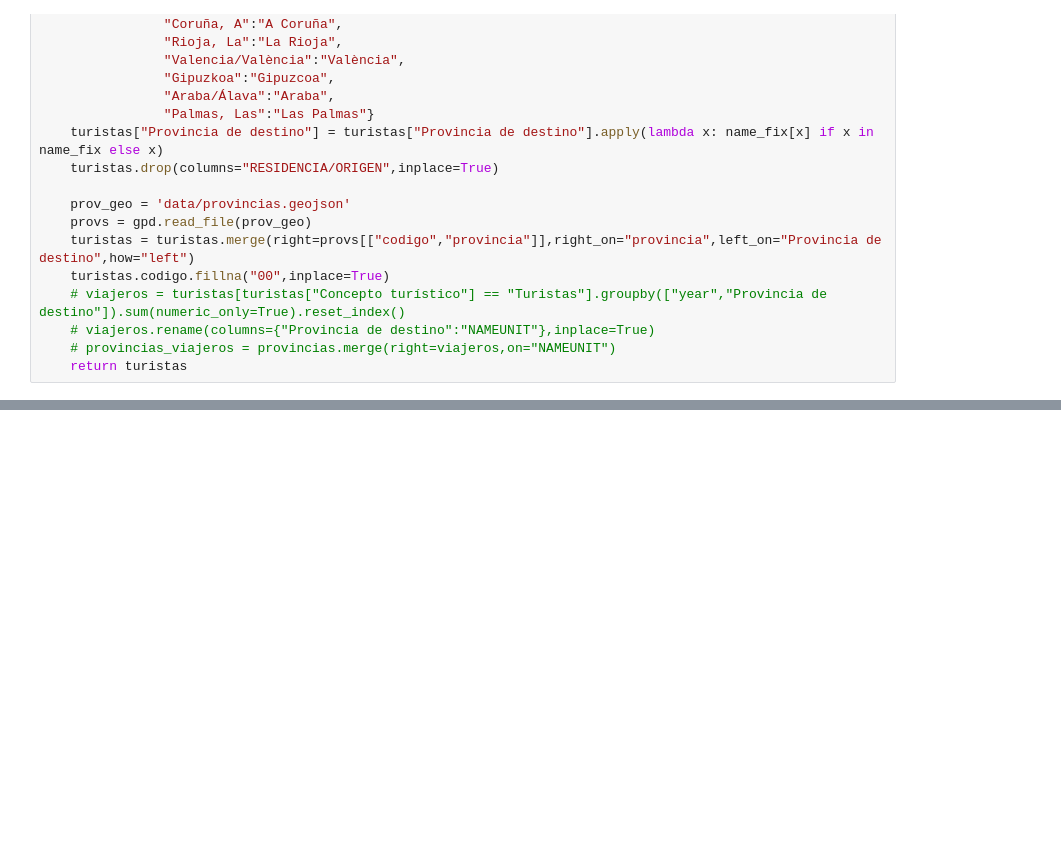
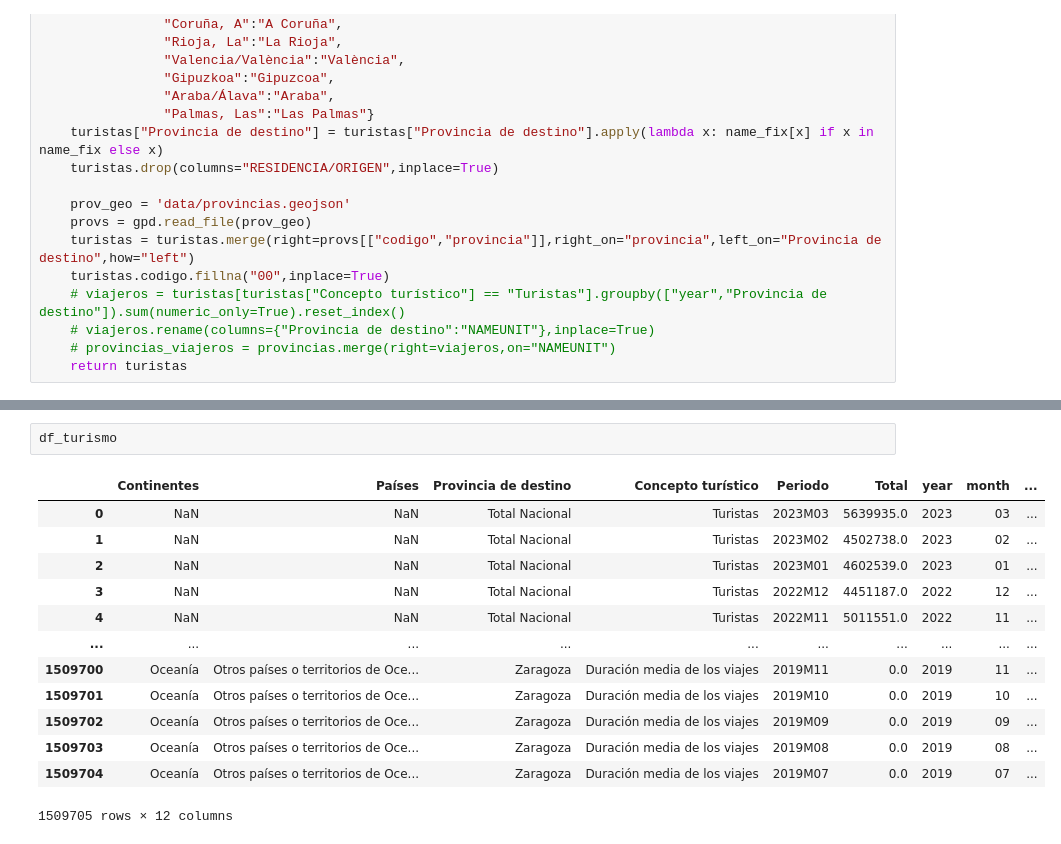
Before and after one commit to igrodfer/PID, a Jupyter notebook: trabajoFinal/geojson.ipynb, the cells around one changed output, grey strips where cells are left out. Cells and saved outputs as stored; diff of their text form; blank space fills up the shorter version.

```diff
--- a/trabajoFinal/geojson.ipynb
+++ b/trabajoFinal/geojson.ipynb
@@ -68,3 +46,19 @@ df_turismo = load_turism_data()
+# %%
+df_turismo
+# %% [output]
+|  | Continentes | Países | Provincia de destino | Concepto turístico | Periodo | Total | year | month | ... |
+| 0 | NaN | NaN | Total Nacional | Turistas | 2023M03 | 5639935.0 | 2023 | 03 | ... |
+| 1 | NaN | NaN | Total Nacional | Turistas | 2023M02 | 4502738.0 | 2023 | 02 | ... |
+| 2 | NaN | NaN | Total Nacional | Turistas | 2023M01 | 4602539.0 | 2023 | 01 | ... |
+| 3 | NaN | NaN | Total Nacional | Turistas | 2022M12 | 4451187.0 | 2022 | 12 | ... |
+| 4 | NaN | NaN | Total Nacional | Turistas | 2022M11 | 5011551.0 | 2022 | 11 | ... |
+| ... | ... | ... | ... | ... | ... | ... | ... | ... | ... |
+| 1509700 | Oceanía | Otros países o territorios de Oce... | Zaragoza | Duración media de los viajes | 2019M11 | 0.0 | 2019 | 11 | ... |
+| 1509701 | Oceanía | Otros países o territorios de Oce... | Zaragoza | Duración media de los viajes | 2019M10 | 0.0 | 2019 | 10 | ... |
+| 1509702 | Oceanía | Otros países o territorios de Oce... | Zaragoza | Duración media de los viajes | 2019M09 | 0.0 | 2019 | 09 | ... |
+| 1509703 | Oceanía | Otros países o territorios de Oce... | Zaragoza | Duración media de los viajes | 2019M08 | 0.0 | 2019 | 08 | ... |
+| 1509704 | Oceanía | Otros países o territorios de Oce... | Zaragoza | Duración media de los viajes | 2019M07 | 0.0 | 2019 | 07 | ... |
+1509705 rows × 12 columns
 # %%
 df_turismo[df_turismo["Países"].isna() & ~df_turismo["Continentes"].isna()]
 # %% [output]
```
Also changed, not shown: parts of 14 cells of this notebook, 4 other files.
